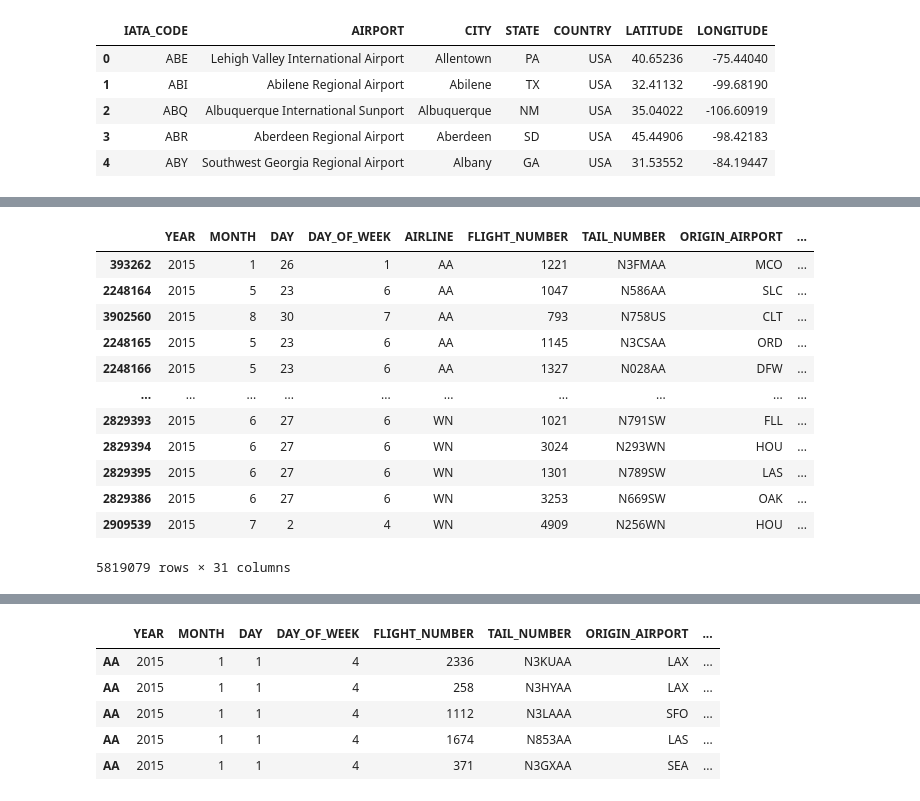
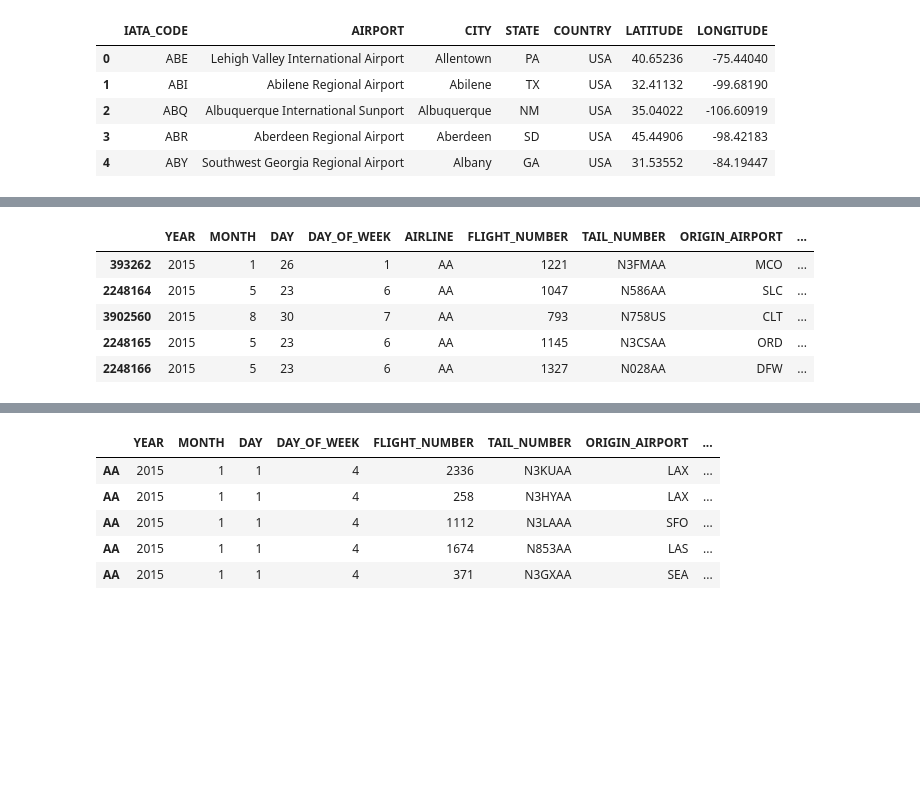
Before and after one commit to EvanMChowdhury/PortfolioProjects, a Jupyter notebook: Pandas_SQL_Flights_Notebook.ipynb, the cells around one changed output, grey strips where cells are left out. Drawn from its saved outputs; the diff is of its cells as text; code cells hidden in the pictures; blank space fills up the shorter version.

```diff
--- a/Pandas_SQL_Flights_Notebook.ipynb
+++ b/Pandas_SQL_Flights_Notebook.ipynb
@@ -66,17 +61,10 @@ flights.loc[(flights['MONTH'] == 4)]
 # %%
-flights.sort_values('AIRLINE')
+flights.sort_values('AIRLINE').head()
 # %% [output]
 |  | YEAR | MONTH | DAY | DAY_OF_WEEK | AIRLINE | FLIGHT_NUMBER | TAIL_NUMBER | ORIGIN_AIRPORT | ... |
 | 393262 | 2015 | 1 | 26 | 1 | AA | 1221 | N3FMAA | MCO | ... |
 | 2248164 | 2015 | 5 | 23 | 6 | AA | 1047 | N586AA | SLC | ... |
 | 3902560 | 2015 | 8 | 30 | 7 | AA | 793 | N758US | CLT | ... |
 | 2248165 | 2015 | 5 | 23 | 6 | AA | 1145 | N3CSAA | ORD | ... |
 | 2248166 | 2015 | 5 | 23 | 6 | AA | 1327 | N028AA | DFW | ... |
-| ... | ... | ... | ... | ... | ... | ... | ... | ... | ... |
-| 2829393 | 2015 | 6 | 27 | 6 | WN | 1021 | N791SW | FLL | ... |
-| 2829394 | 2015 | 6 | 27 | 6 | WN | 3024 | N293WN | HOU | ... |
-| 2829395 | 2015 | 6 | 27 | 6 | WN | 1301 | N789SW | LAS | ... |
-| 2829386 | 2015 | 6 | 27 | 6 | WN | 3253 | N669SW | OAK | ... |
-| 2909539 | 2015 | 7 | 2 | 4 | WN | 4909 | N256WN | HOU | ... |
-5819079 rows × 31 columns
 # %%
```
Also changed, not shown: parts of 92 cells of this notebook.
